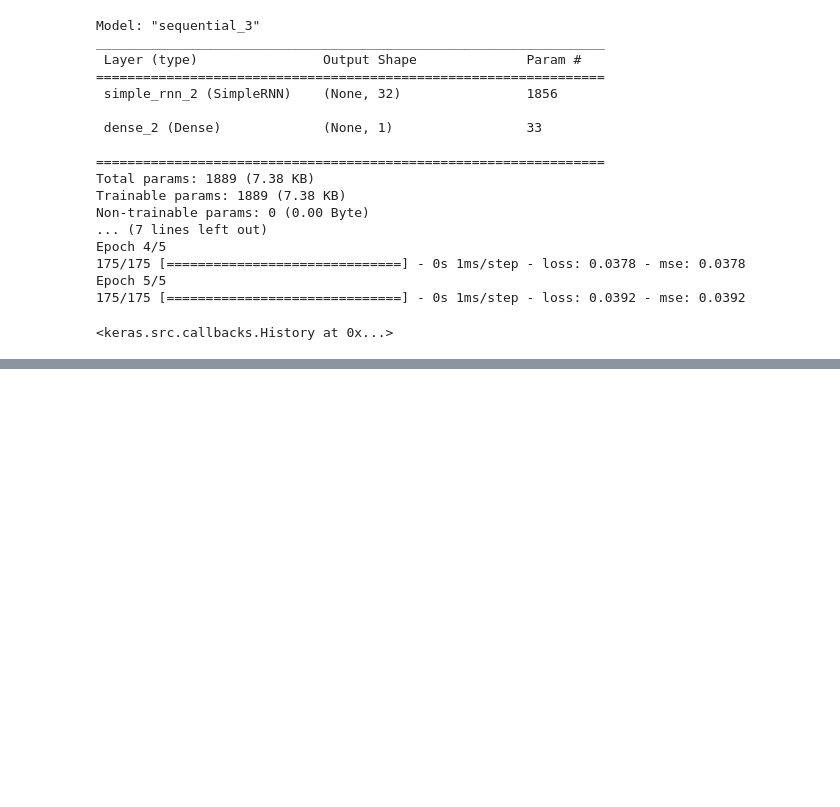
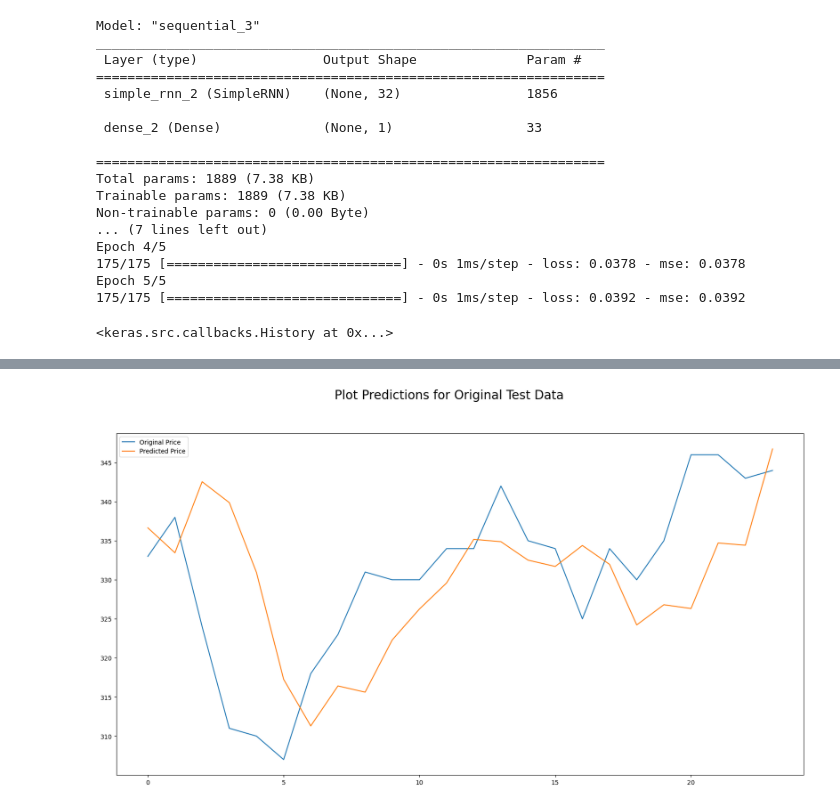
Before and after one commit to hiteshpatil237/rnn-basics, a Jupyter notebook: RNN_Primer_LSTM.ipynb, the cells around one changed output, grey strips where cells are left out. Saved outputs shown, nothing was run; the diff lists cells and outputs as text; code cells hidden in the pictures; blank space fills up the shorter version.

Commit message:
Tested the model with unseen data

```diff
--- a/RNN_Primer_LSTM.ipynb
+++ b/RNN_Primer_LSTM.ipynb
@@ -135,3 +135,19 @@ Epoch 4/5
 Epoch 5/5
 175/175 [==============================] - 0s 1ms/step - loss: 0.0392 - mse: 0.0392
 <keras.src.callbacks.History at 0x...>
+# %%
+test_req_x, test_req_y = create_rnn_dataset(test_prices,lookback)
+
+print(test_req_x.shape, test_req_y.shape)
+
+test_req_x = np.reshape(test_req_x,
+                         (test_req_x.shape[0],1, test_req_x.shape[1]))
+
+#Evaluate the model
+price_model.evaluate(test_req_x, test_req_y, verbose=1)
+
+#Predict on the test dataset
+predict_on_test = price_model.predict(test_req_x)
+
+#Inverse the scaling to view results
+predict_on_test = scaler.inverse_transform(predict_on_test)
@@ -137,0 +158,12 @@ Epoch 5/5
+# %%
+#Extract original test values that map to the same dates on the predicted test values
+orig_test_values = prices[["Price"]].loc[total_size-len(predict_on_test):]
+orig_test_values.reset_index(drop=True, inplace=True)
+
+plt.figure(figsize=(20,10)).suptitle("Plot Predictions for Original Test Data", fontsize=20)
+plt.plot(orig_test_values, label="Original Price")
+plt.plot(predict_on_test, label="Predicted Price")
+plt.legend()
+plt.show()
+# %% [output]
+[figure, added]
```
Also changed, not shown: parts of 2 cells of this notebook.
